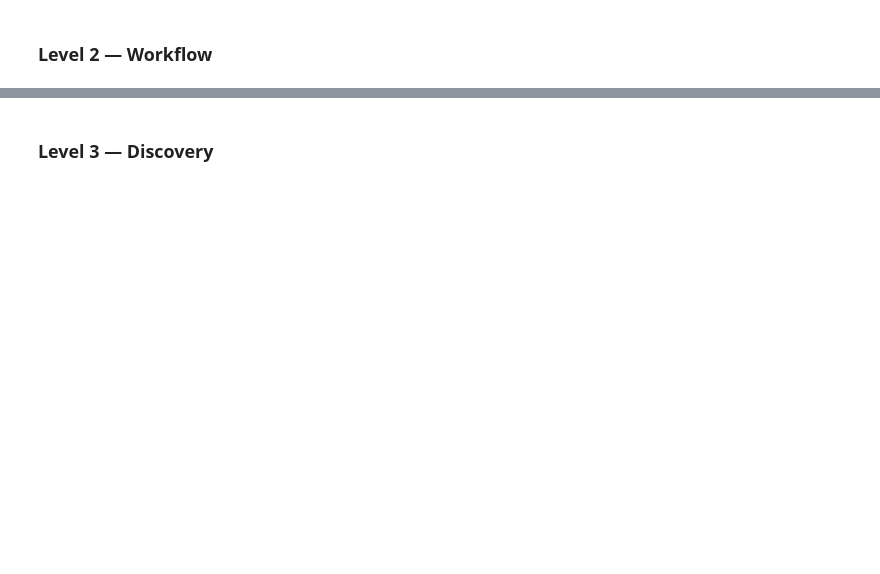
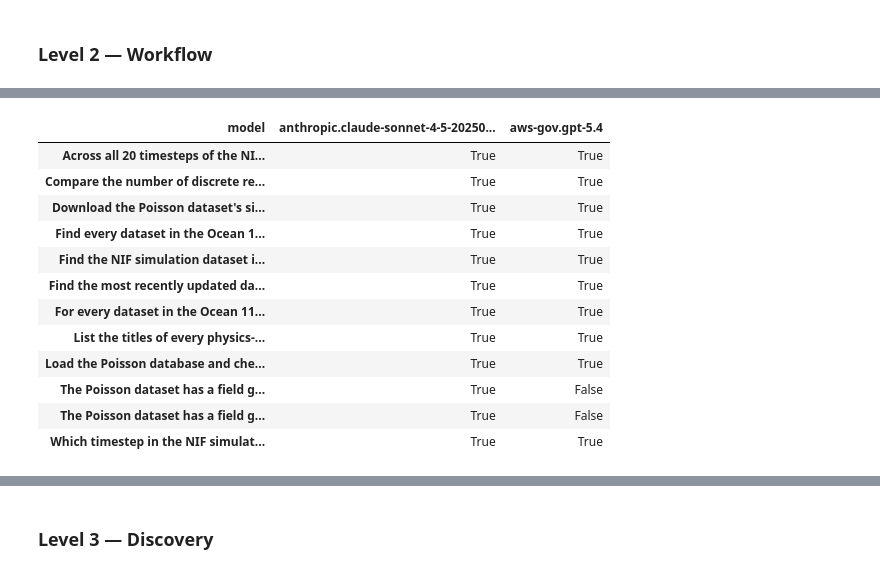
Before and after one commit to lanl/dsi, a Jupyter notebook: tools/ai_search/LEVELS_agent_test_v2.ipynb, the cells around one changed output, grey strips where cells are left out. Drawn from its saved outputs; the diff is of its cells as text; code cells hidden in the pictures; blank space fills up the shorter version.

```diff
--- a/tools/ai_search/LEVELS_agent_test_v2.ipynb
+++ b/tools/ai_search/LEVELS_agent_test_v2.ipynb
@@ -1853,0 +2580,69 @@ DSI API calls: ['__init__', 'list', 'close', '__init__', 'list', 'close', '__ini
+# %%
+display(Markdown("### Overall summary by model"))
+if "judge_efficiency_score" not in l2_df.columns:
+    l2_df["judge_efficiency_score"] = float("nan")  # older results predating score_efficiency
+model_summary = (
+    l2_df.groupby("model")
+    .agg(
+        pass_rate=("passed", "mean"),
+        avg_score=("score", "mean"),
+        avg_efficiency=("judge_efficiency_score", "mean"),
+        avg_tokens=("tokens", "mean"),
+        avg_elapsed_sec=("elapsed_sec", "mean"),
+        n_tasks=("task_id", "count"),
+    )
+    .round(2)
+    .sort_values("pass_rate", ascending=False)
+)
+display(model_summary)
+
+display(Markdown("### Pass rate by model and category"))
+category_pivot = l2_df.pivot_table(index="model", columns="category", values="passed", aggfunc="mean").round(2)
+display(category_pivot)
+
+display(Markdown("### Pass/fail matrix by task and model"))
+if "query" not in l2_df.columns:
+    # l1_df was built before results_to_dataframe() added the `query` column -- backfill
+    # it here instead of forcing a full (slow, LLM-calling) re-run of the benchmark cell.
+    _task_query_by_id = {t.task_id: t.query for t in LEVEL1_TASKS}
+    l2_df["query"] = l2_df["task_id"].map(_task_query_by_id).fillna(l2_df["task_id"])
+task_pivot = l2_df.pivot_table(index="query", columns="model", values="passed", aggfunc="first")
+task_pivot.index = [textwrap.fill(q, width=60).replace("\n", "<br>") for q in task_pivot.index]
+display(HTML(task_pivot.to_html(escape=False)))
+
+display(Markdown("### Where does the time go? (aggregate timing breakdown)"))
+l2_timing_df = timing_breakdown_dataframe(l2_results)
+if l2_timing_df.empty:
+    print("(no timing data -- re-run the benchmark cell above to populate timing_log)")
+else:
+    # Top-level (non-nested) phases only -- these are sequential/non-overlapping per task, so
+    # summing them gives a real wall-clock total. llm_call/tool:* are excluded here because
+    # they're recorded *inside* a step:*/setup_query phase and summing both double-counts.
+    top_level_df = l2_timing_df[~l2_timing_df["is_nested"]]
+    display(Markdown("#### Top-level phases (sums to real wall-clock time; no double-counting)"))
+    display(
+        top_level_df.groupby("phase_group")["elapsed_sec"]
+        .agg(total_sec="sum", mean_sec="mean", count="count")
+        .round(3)
+        .sort_values("total_sec", ascending=False)
+    )
+    display(Markdown("#### By model x top-level phase group (total seconds)"))
+    display(
+        top_level_df.groupby(["model", "phase_group"])["elapsed_sec"]
+        .sum()
+        .unstack("phase_group")
+        .round(2)
+    )
+
+    # Nested breakdown (llm_call/tool:*) -- shown separately since it's already included in
+    # the step:*/setup_query totals above, not additional time on top of them.
+    nested_df = l2_timing_df[l2_timing_df["is_nested"]]
+    if not nested_df.empty:
+        display(Markdown("#### Nested within step:*/setup_query (NOT additional time -- already counted above)"))
+        display(
+            nested_df.groupby("phase_group")["elapsed_sec"]
+            .agg(total_sec="sum", mean_sec="mean", count="count")
+            .round(3)
+            .sort_values("total_sec", ascending=False)
+        )
+# %% [output]
@@ -1853,0 +2660,13 @@ DSI API calls: ['__init__', 'list', 'close', '__init__', 'list', 'close', '__ini
+| model | anthropic.claude-sonnet-4-5-20250... | aws-gov.gpt-5.4 |
+| Across all 20 timesteps of the NI... | True | True |
+| Compare the number of discrete re... | True | True |
+| Download the Poisson dataset's si... | True | True |
+| Find every dataset in the Ocean 1... | True | True |
+| Find the NIF simulation dataset i... | True | True |
+| Find the most recently updated da... | True | True |
+| For every dataset in the Ocean 11... | True | True |
+| List the titles of every physics-... | True | True |
+| Load the Poisson database and che... | True | True |
+| The Poisson dataset has a field g... | True | False |
+| The Poisson dataset has a field g... | True | False |
+| Which timestep in the NIF simulat... | True | True |
```
Also changed, not shown: parts of 23 cells of this notebook, 3 other files.
